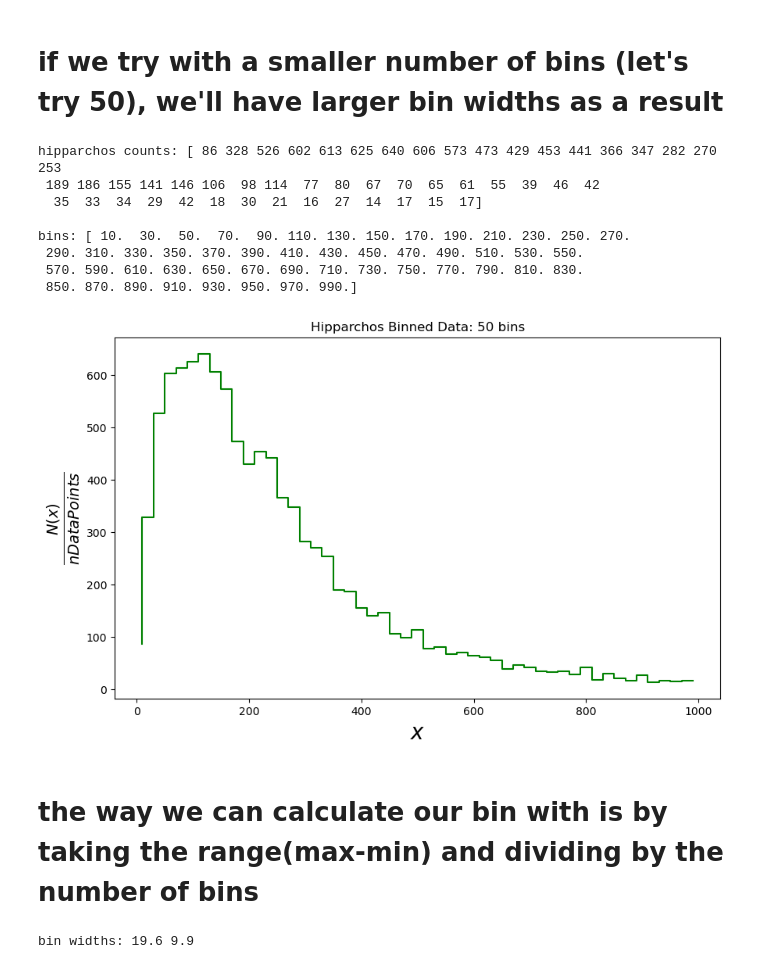
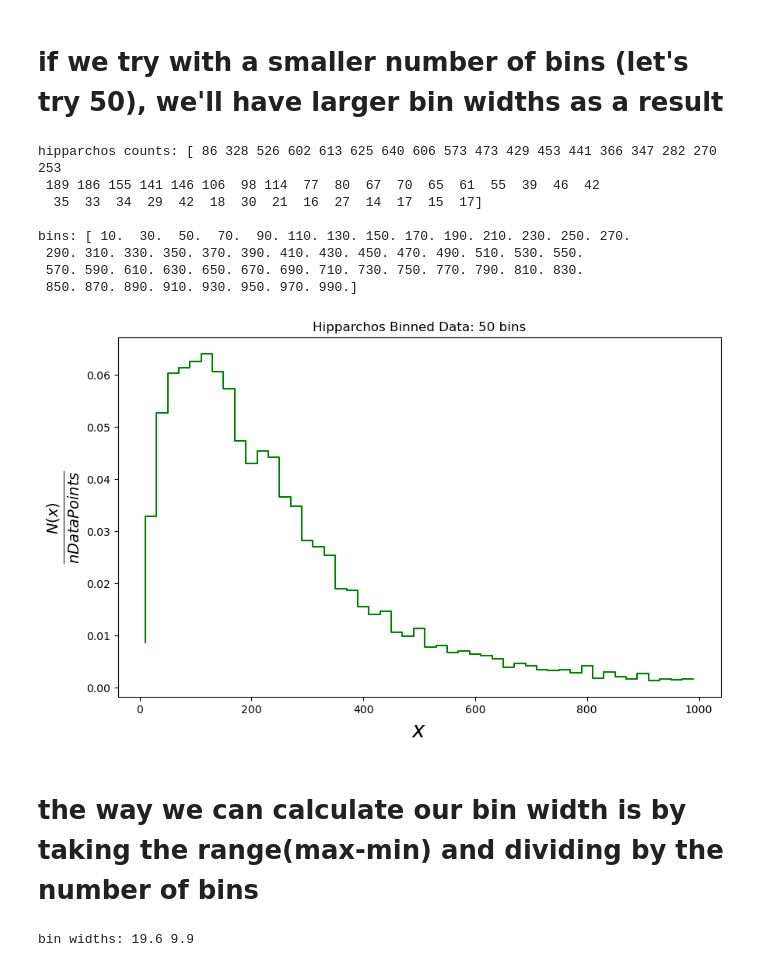
Before and after one commit to daxfeliz/cunybridgebootcamp, a Jupyter notebook: current_and_past_sites/2024_notebooks/Session_07/12_Statistics_Training.ipynb, the cells around one changed output. Drawn from its saved outputs; the diff is of its cells as text; code cells hidden in the pictures.

```diff
--- a/current_and_past_sites/2024_notebooks/Session_07/12_Statistics_Training.ipynb
+++ b/current_and_past_sites/2024_notebooks/Session_07/12_Statistics_Training.ipynb
@@ -159,37 +159,37 @@ BinWidth = ( xMax - xMin ) / nBins
 
 binsfifty  = np.copy( BinEdges[ 0 : -1 ] ) # Remove one element (the last bin edge)\
                                      # because there is always one less bin than bin edges
 
 binsfifty += BinWidth / 2                 # We want our bins to be centered on their central x-values
 # i.e if we have a bin that starts at 0 pc and goes to 10 pc and we want it centered at 5 pc
 
 
 datalength = len(Data)*1.0
 counts = countsfifty/datalength
 # print(bins);print('');print( counts)
 
 print ("hipparchos counts:", countsfifty)
 print(' ')
 print ("bins:", binsfifty)
 print(' ')
 plt.figure( figsize = ( 10, 6 ) )
-plt.step(binsfifty, countsfifty, color='green')
+plt.step(binsfifty, counts, color='green')
 plt.title('Hipparchos Binned Data: 50 bins')
 plt.xlabel( '$x$', fontsize = 20 )
 plt.ylabel( r'$\frac{N\left(x\right)}{nDataPoints}$', fontsize = 20 )
 plt.show()
 # %% [output]
 hipparchos counts: [ 86 328 526 602 613 625 640 606 573 473 429 453 441 366 347 282 270 253
  189 186 155 141 146 106  98 114  77  80  67  70  65  61  55  39  46  42
   35  33  34  29  42  18  30  21  16  27  14  17  15  17]
 
 bins: [ 10.  30.  50.  70.  90. 110. 130. 150. 170. 190. 210. 230. 250. 270.
  290. 310. 330. 350. 370. 390. 410. 430. 450. 470. 490. 510. 530. 550.
  570. 590. 610. 630. 650. 670. 690. 710. 730. 750. 770. 790. 810. 830.
  850. 870. 890. 910. 930. 950. 970. 990.]
-[figure, old version]
+[figure, new version]
 # %% [markdown]
-# the way we can calculate our bin with is by taking the range(max-min) and dividing by the number of bins
+# the way we can calculate our bin width is by taking the range(max-min) and dividing by the number of bins
 # %%
 bin_width100 = (np.max(bins0)-np.min(bins0))/len(bins0)
 bin_width50 = (np.max(binsfifty)-np.min(binsfifty))/len(binsfifty)
```
Also changed, not shown: parts of 8 cells of this notebook.
